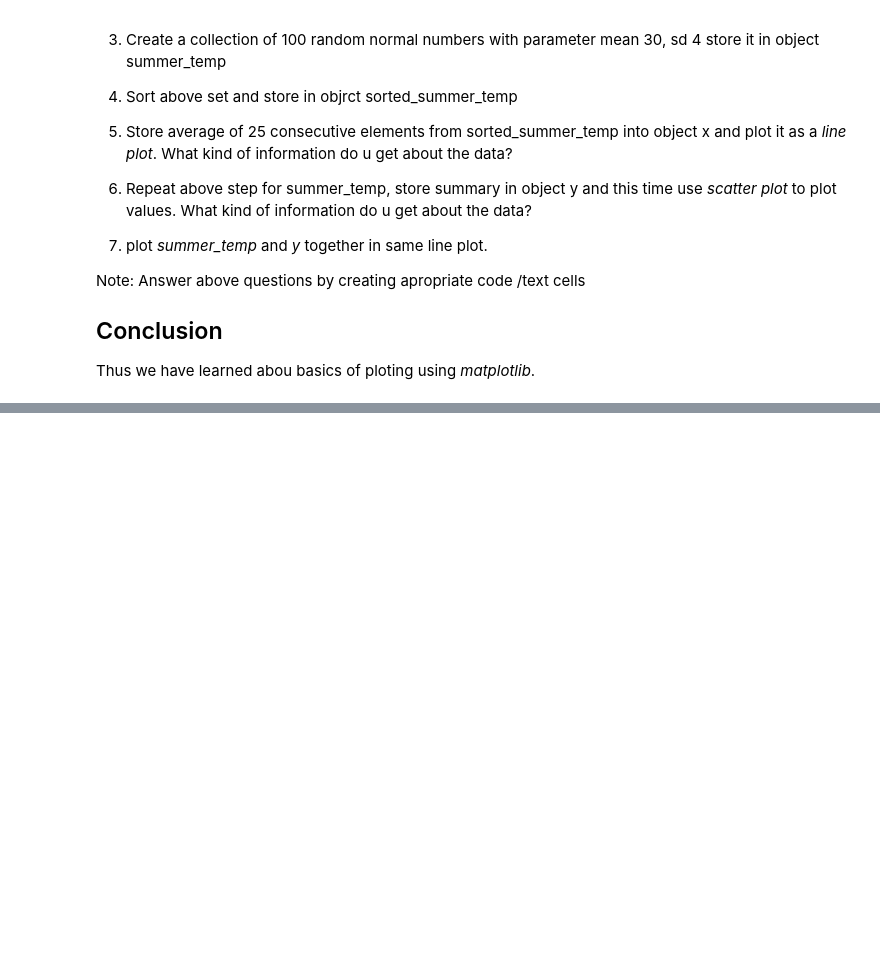
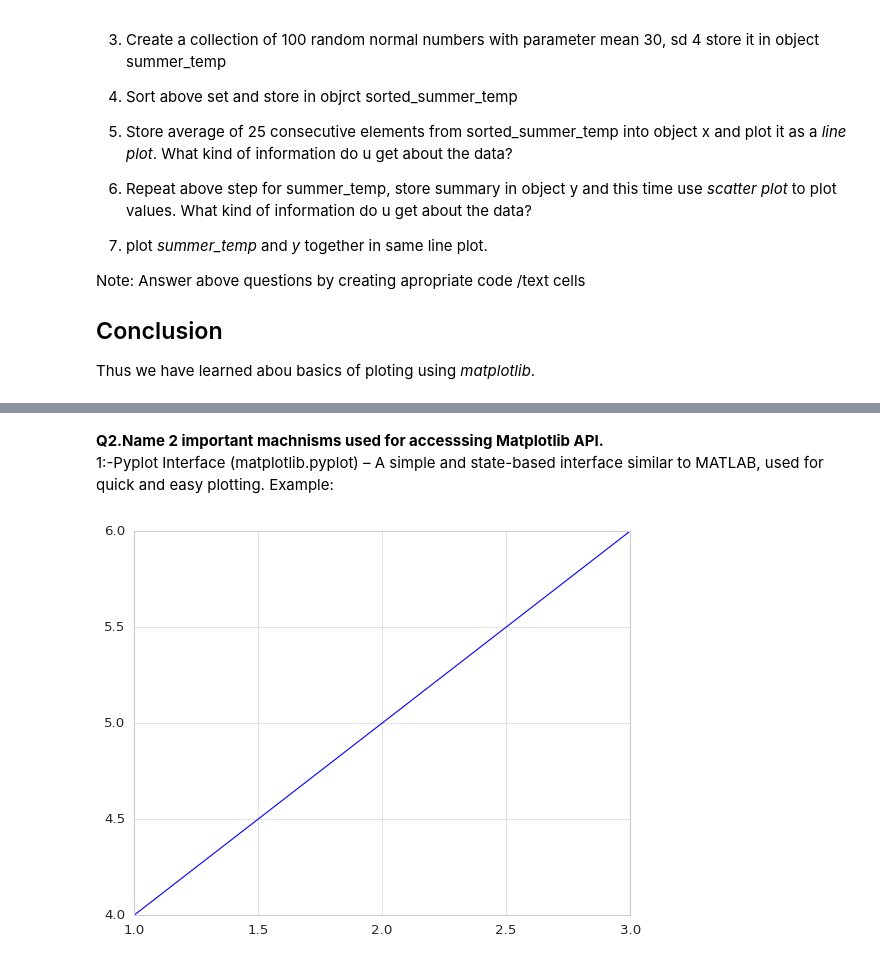
Before and after one commit to Rohan-cherkar/Devops, a Jupyter notebook: experiment03_ploting.ipynb, the cells around one changed output, grey strips where cells are left out. Drawn from its saved outputs; the diff is of its cells as text; code cells hidden in the pictures; blank space fills up the shorter version.

```diff
--- a/experiment03_ploting.ipynb
+++ b/experiment03_ploting.ipynb
@@ -324,0 +330,10 @@ Thus we have learned abou basics of ploting using *matplotlib*.
+# %% [markdown]
+<b>Q2.Name 2 important machnisms used for accesssing Matplotlib API.</b>
+<br>
+1:-Pyplot Interface (matplotlib.pyplot) – A simple and state-based interface similar to MATLAB, used for quick and easy plotting. Example:
+# %%
+import matplotlib.pyplot as plt
+plt.plot([1, 2, 3], [4, 5, 6])
+plt.show()
+# %% [output]
+[figure, added]
```
Also changed, not shown: parts of 13 cells of this notebook.
